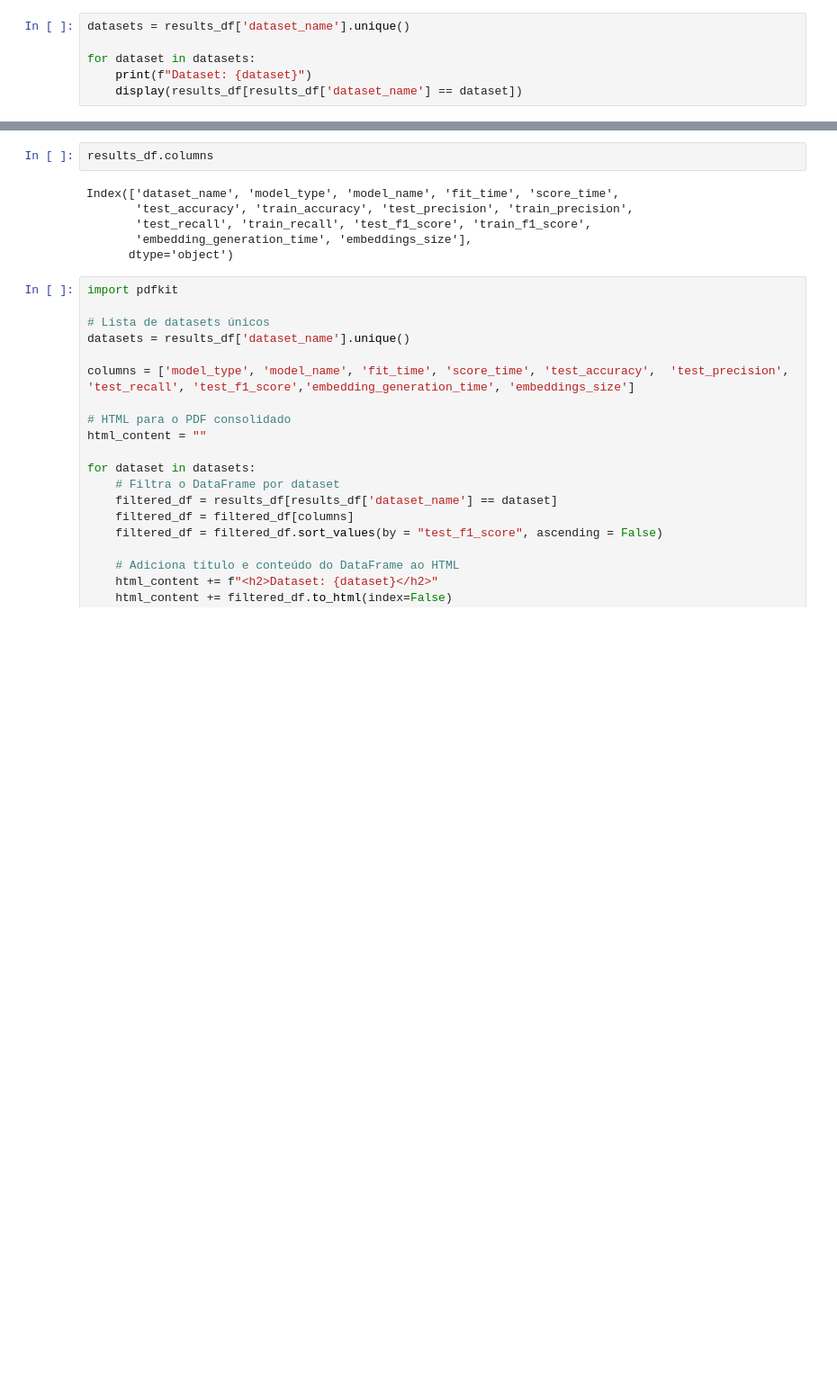
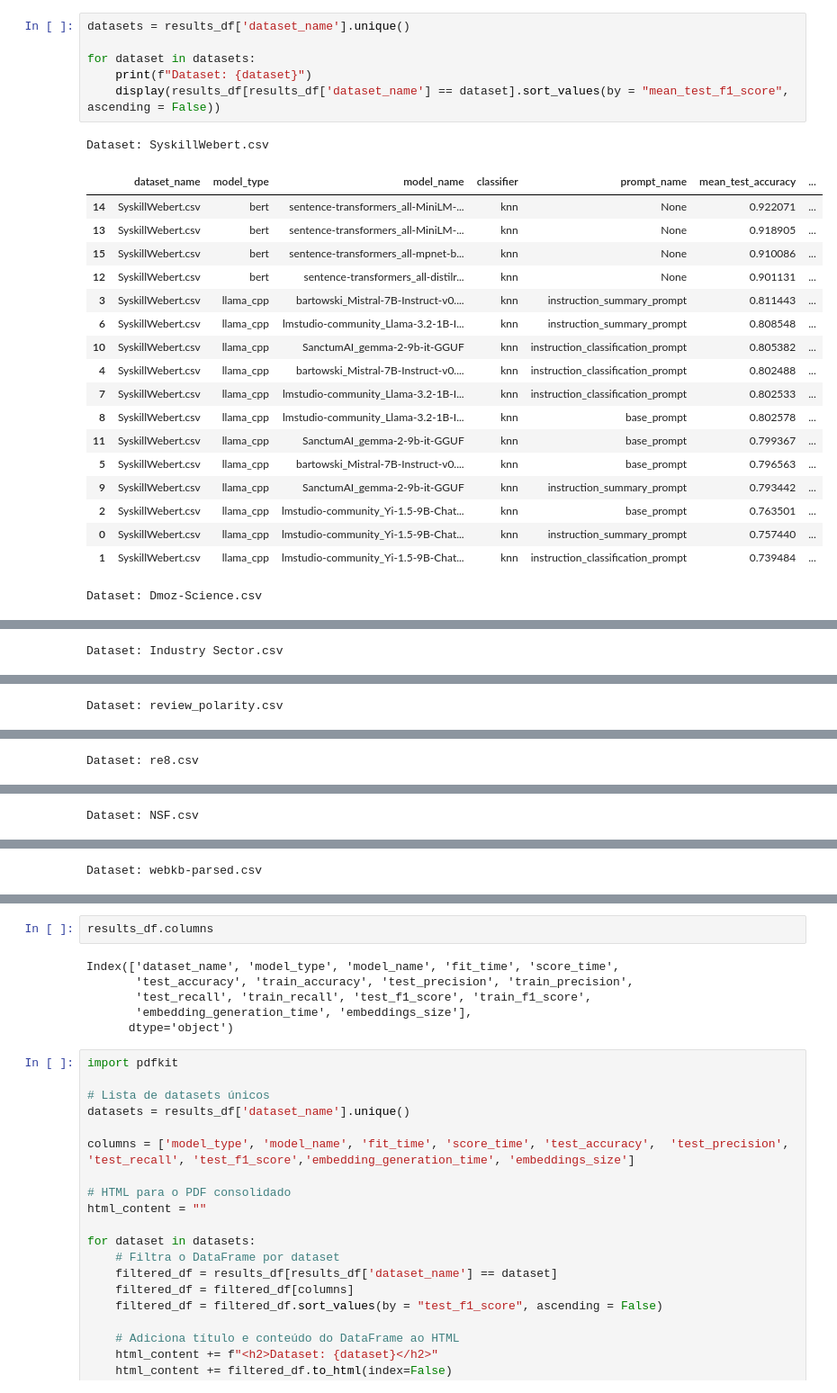
Before and after one commit to Matheusutino/llm2vec-embeddings-classification, a Jupyter notebook: src/reports/show_results.ipynb, the cells around one changed output, grey strips where cells are left out. Shown: that part at 90% size. Drawn from its saved outputs; the diff is of its cells as text; blank space fills up the shorter version.

```diff
--- a/src/reports/show_results.ipynb
+++ b/src/reports/show_results.ipynb
@@ -99,6 +102,26 @@ DataFrame of Results:
 # %%
 datasets = results_df['dataset_name'].unique()
 
 for dataset in datasets:
     print(f"Dataset: {dataset}")
-    display(results_df[results_df['dataset_name'] == dataset])
+    display(results_df[results_df['dataset_name'] == dataset].sort_values(by = "mean_test_f1_score", ascending = False))
+# %% [output]
+Dataset: SyskillWebert.csv
+|  | dataset_name | model_type | model_name | classifier | prompt_name | mean_test_accuracy | ... |
+| 14 | SyskillWebert.csv | bert | sentence-transformers_all-MiniLM-... | knn | None | 0.922071 | ... |
+| 13 | SyskillWebert.csv | bert | sentence-transformers_all-MiniLM-... | knn | None | 0.918905 | ... |
+| 15 | SyskillWebert.csv | bert | sentence-transformers_all-mpnet-b... | knn | None | 0.910086 | ... |
+| 12 | SyskillWebert.csv | bert | sentence-transformers_all-distilr... | knn | None | 0.901131 | ... |
+| 3 | SyskillWebert.csv | llama_cpp | bartowski_Mistral-7B-Instruct-v0.... | knn | instruction_summary_prompt | 0.811443 | ... |
+| 6 | SyskillWebert.csv | llama_cpp | lmstudio-community_Llama-3.2-1B-I... | knn | instruction_summary_prompt | 0.808548 | ... |
+| 10 | SyskillWebert.csv | llama_cpp | SanctumAI_gemma-2-9b-it-GGUF | knn | instruction_classification_prompt | 0.805382 | ... |
+| 4 | SyskillWebert.csv | llama_cpp | bartowski_Mistral-7B-Instruct-v0.... | knn | instruction_classification_prompt | 0.802488 | ... |
+| 7 | SyskillWebert.csv | llama_cpp | lmstudio-community_Llama-3.2-1B-I... | knn | instruction_classification_prompt | 0.802533 | ... |
+| 8 | SyskillWebert.csv | llama_cpp | lmstudio-community_Llama-3.2-1B-I... | knn | base_prompt | 0.802578 | ... |
+| 11 | SyskillWebert.csv | llama_cpp | SanctumAI_gemma-2-9b-it-GGUF | knn | base_prompt | 0.799367 | ... |
+| 5 | SyskillWebert.csv | llama_cpp | bartowski_Mistral-7B-Instruct-v0.... | knn | base_prompt | 0.796563 | ... |
+| 9 | SyskillWebert.csv | llama_cpp | SanctumAI_gemma-2-9b-it-GGUF | knn | instruction_summary_prompt | 0.793442 | ... |
+| 2 | SyskillWebert.csv | llama_cpp | lmstudio-community_Yi-1.5-9B-Chat... | knn | base_prompt | 0.763501 | ... |
+| 0 | SyskillWebert.csv | llama_cpp | lmstudio-community_Yi-1.5-9B-Chat... | knn | instruction_summary_prompt | 0.757440 | ... |
+| 1 | SyskillWebert.csv | llama_cpp | lmstudio-community_Yi-1.5-9B-Chat... | knn | instruction_classification_prompt | 0.739484 | ... |
+Dataset: Dmoz-Science.csv
@@ -104,0 +145 @@ for dataset in datasets:
+Dataset: Industry Sector.csv
@@ -104,0 +163 @@ for dataset in datasets:
+Dataset: review_polarity.csv
@@ -104,0 +181 @@ for dataset in datasets:
+Dataset: re8.csv
@@ -104,0 +193 @@ for dataset in datasets:
+Dataset: NSF.csv
@@ -104,0 +207 @@ for dataset in datasets:
+Dataset: webkb-parsed.csv
```
Also changed, not shown: parts of 4 cells of this notebook, 14 other files.
